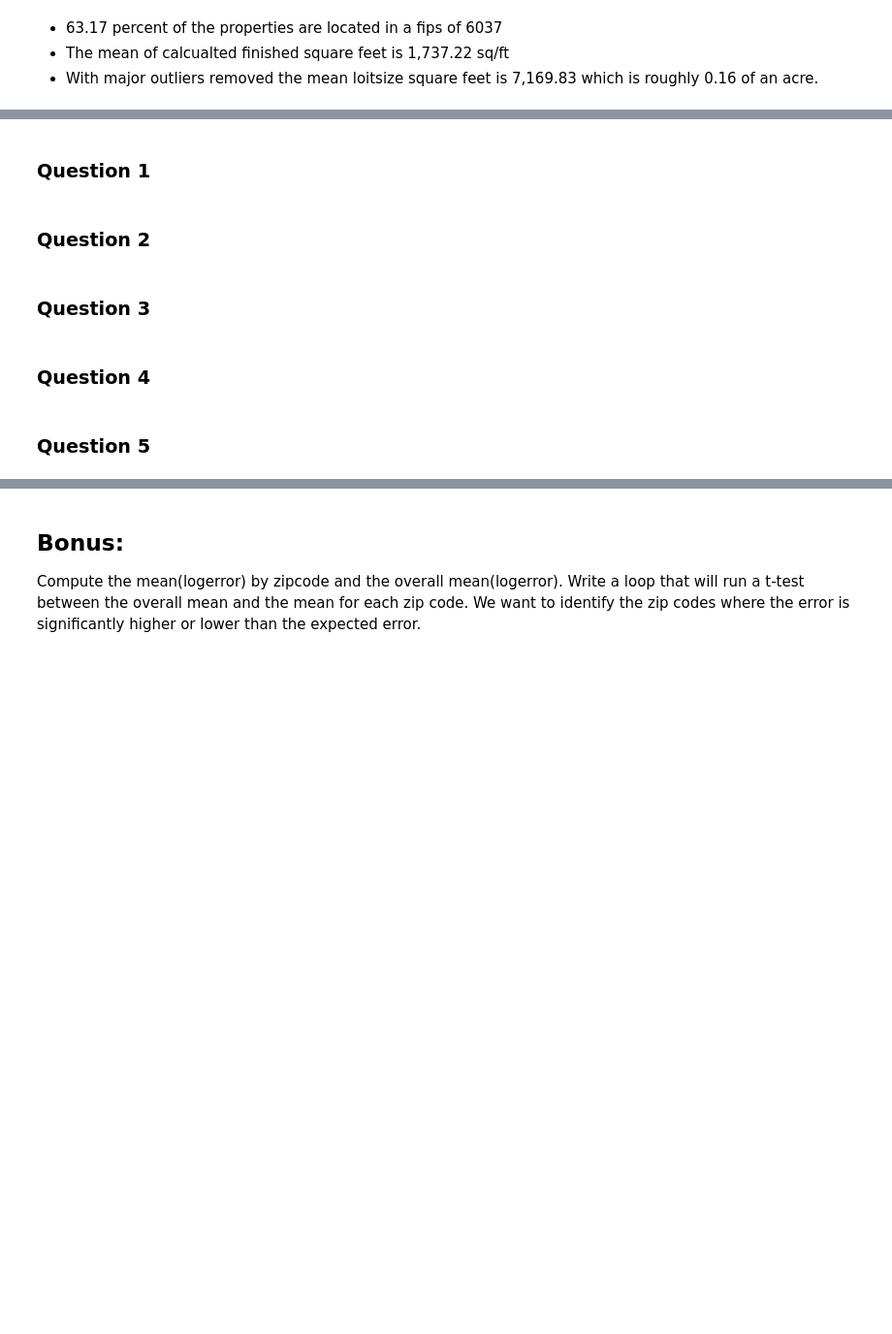
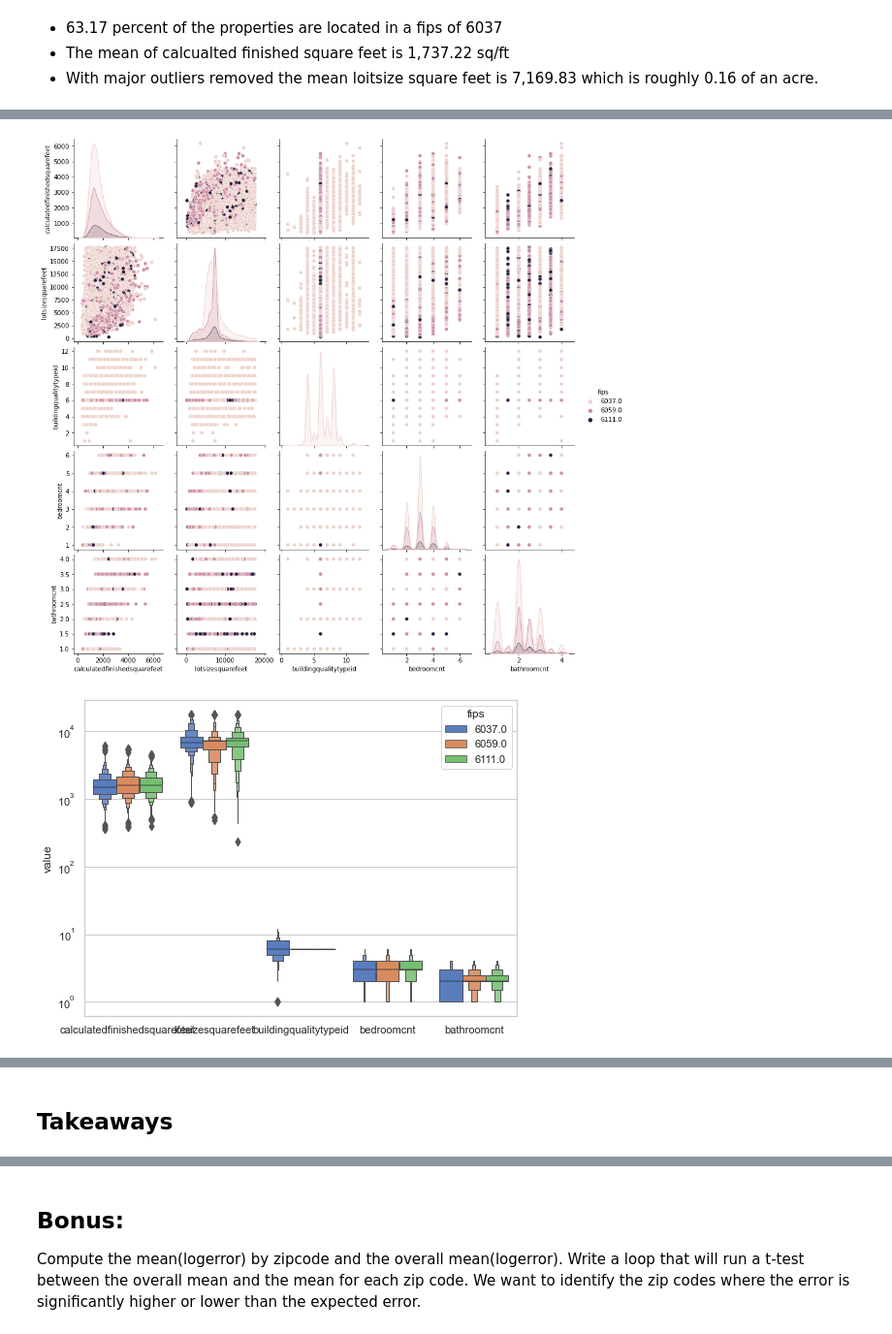
Before and after one commit to ljackson707/clustering-exercises, a Jupyter notebook: explore_zillow.ipynb, the cells around one changed output, grey strips where cells are left out. Shown at 97% size. Saved outputs shown, nothing was run; the diff lists cells and outputs as text; code cells hidden in the pictures; blank space fills up the shorter version.

```diff
--- a/explore_zillow.ipynb
+++ b/explore_zillow.ipynb
@@ -128,0 +187,17 @@ df.shape
+# %%
+# Bathroomcnt Outliers
+
+q1 = df.bathroomcnt.quantile(.25)
+q3 = df.bathroomcnt.quantile(.75)
+
+iqr = q3 - q1
+
+multiplier = 1.5
+upper_bound = q3 + (multiplier * iqr)
+lower_bound = q1 - (multiplier * iqr)
+
+# Let's filter out the low outliers
+df = df[df.bathroomcnt > lower_bound]
+# lets say give us everyhting less than the upper bound
+df = df[df.bathroomcnt < upper_bound]
+df.shape
@@ -128,0 +206,17 @@ df.shape
+# %%
+# Bedroomcnt Outliers
+
+q1 = df.bedroomcnt.quantile(.25)
+q3 = df.bedroomcnt.quantile(.75)
+
+iqr = q3 - q1
+
+multiplier = 1.5
+upper_bound = q3 + (multiplier * iqr)
+lower_bound = q1 - (multiplier * iqr)
+
+# Let's filter out the low outliers
+df = df[df.bedroomcnt > lower_bound]
+# lets say give us everyhting less than the upper bound
+df = df[df.bedroomcnt < upper_bound]
+df.shape
@@ -166,9 +270,9 @@ train.head()
 # %% [markdown]
 ## Exploration
 # %%
-binary_vars = ['fips']
-quant_vars = ['calculatedfinishedsquarefeet', 'lotsizesquarefeet', 'buildingqualitytypeid']
-categorical_target = 'logerror'
+binary_vars = ['bedroomcnt', 'bathroomcnt']
+quant_vars = ['calculatedfinishedsquarefeet', 'lotsizesquarefeet', 'buildingqualitytypeid', 'bedroomcnt', 'bathroomcnt']
+categorical_target = 'fips'
 continuous_target = 'logerror'
 # %%
 explore.explore_univariate(train, binary_vars, quant_vars)
@@ -183,10 +440,6 @@ explore.explore_bivariate(train, categorical_target, continuous_target, binary_v
-# %% [markdown]
-### Question 1
-# %% [markdown]
-### Question 2
-# %% [markdown]
-### Question 3
-# %% [markdown]
-### Question 4
-# %% [markdown]
-### Question 5
+# %%
+for var in binary_vars:
+    explore.explore_multivariate(train, categorical_target, var, quant_vars)
+# %% [output]
+[figure, added]
+[figure, added]
@@ -192,0 +448,2 @@ explore.explore_bivariate(train, categorical_target, continuous_target, binary_v
+# %% [markdown]
+## Takeaways
```
Also changed, not shown: parts of 20 cells of this notebook, 3 other files.
